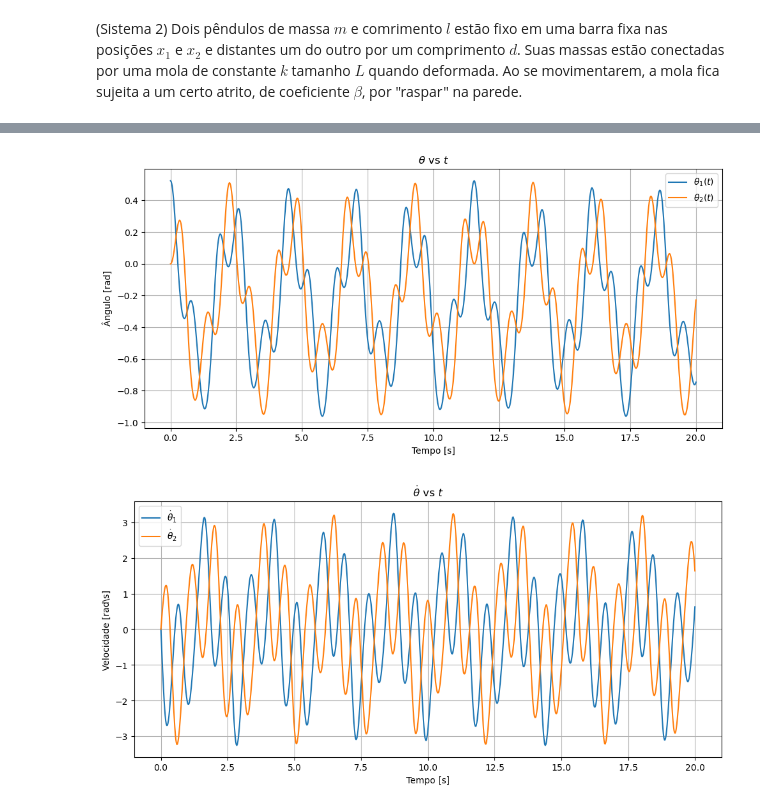
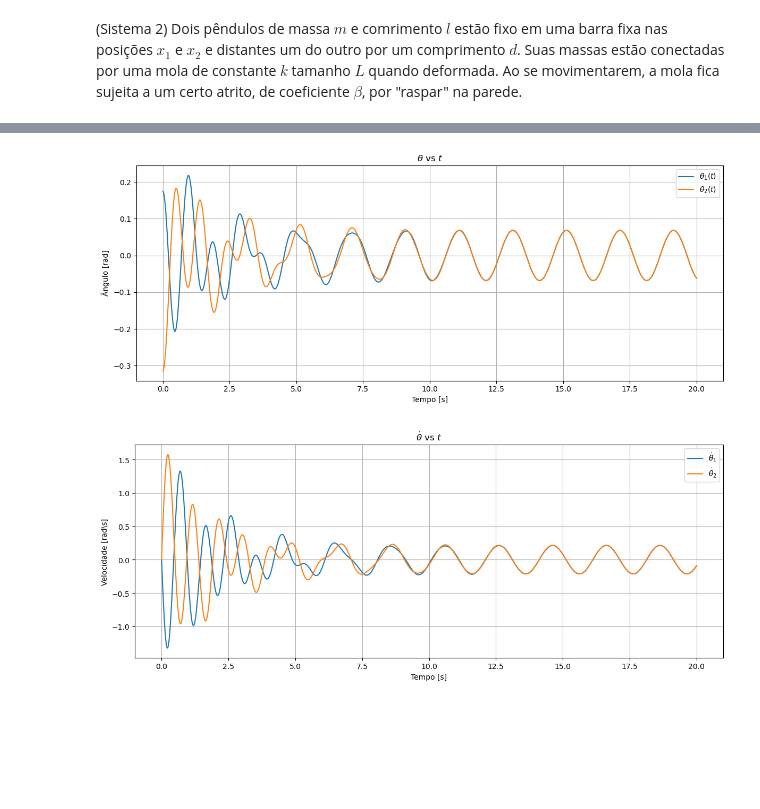
Before and after one commit to LauraHayek/Sincronizacao, a Jupyter notebook: PendulosTCC.ipynb, the cells around one changed output, grey strips where cells are left out. Saved outputs shown, nothing was run; the diff lists cells and outputs as text; code cells hidden in the pictures; blank space fills up the shorter version.

```diff
--- a/PendulosTCC.ipynb
+++ b/PendulosTCC.ipynb
@@ -120,8 +120,8 @@ Equação do pêndulo 2: $\beta l [\dot \theta_2 \cos(\theta_2) - \dot \theta_1
 m = 0.2
 l = 1
 d = 0.5
-beta = 1
-k = 5
+beta = 0.1
+k = 3.5
 g = 9.8
 
 def sistema2(y, t):
@@ -132,13 +132,13 @@ def sistema2(y, t):
 
     #equação dos pendulos
     domega1 = (
-             -beta*l*abs(theta1 - theta2) +
+             -beta*l*(omega1*np.cos(theta1) - omega2*np.cos(theta2)) +
              k*l**2*np.cos(theta1)*(np.sin(theta2) - np.sin(theta1)) -
              m*g*l*np.sin(theta1)
     )/(m*l**2)
 
     domega2 = (
-             -beta*l*abs(theta1 - theta2) -
+             -beta*l*(omega2*np.cos(theta2)-omega1*np.cos(theta1)) -
              k*l**2*np.cos(theta2)*(np.sin(theta2) - np.sin(theta1)) -
              m*g*l*np.sin(theta2)
     )/(m*l**2)
@@ -146,9 +146,9 @@ def sistema2(y, t):
     return [dtheta1, domega1, dtheta2, domega2]
 
 #condições iniciais
-theta1_0 = np.pi/6
+theta1_0 = np.pi/18
 omega1_0 = 0
-theta2_0 = 0
+theta2_0 = -np.pi/10
 omega2_0 = 0
 
 y0 = [theta1_0, omega1_0, theta2_0, omega2_0]
@@ -157,34 +157,34 @@ t = np.linspace(0, 20, 1000)
 
 #solução
 sol = odeint(sistema2, y0, t)
 
 
 #grafico angulos X tempo
 
-plt.figure(figsize=(10, 5))
+plt.figure(figsize=(12, 5))
 plt.plot(t, sol[:, 0], label=r'$\theta_1(t)$')
 plt.plot(t, sol[:, 2], label=r'$\theta_2(t)$')
 plt.xlabel('Tempo [s]')
 plt.ylabel('Ângulo [rad]')
 plt.title(r'$\theta$ vs $t$')
 plt.legend()
 plt.grid(True)
 plt.tight_layout()
 
 
 #grafico velocidades angulares X tempo
 
-plt.figure(figsize=(10, 5))
+plt.figure(figsize=(12, 5))
 plt.plot(t, sol[:, 1], label=r'$\dot \theta_1$')
 plt.plot(t, sol[:, 3], label=r'$\dot \theta_2$')
 plt.xlabel('Tempo [s]')
 plt.ylabel('Velocidade [rad\s]')
 plt.title(r'$\dot\theta$ vs $t$')
 plt.legend()
 plt.grid(True)
 plt.tight_layout()
 
 plt.show()
 # %% [output]
-[figure, old version]
+[figure, new version]
-[figure, old version]
+[figure, new version]
```
